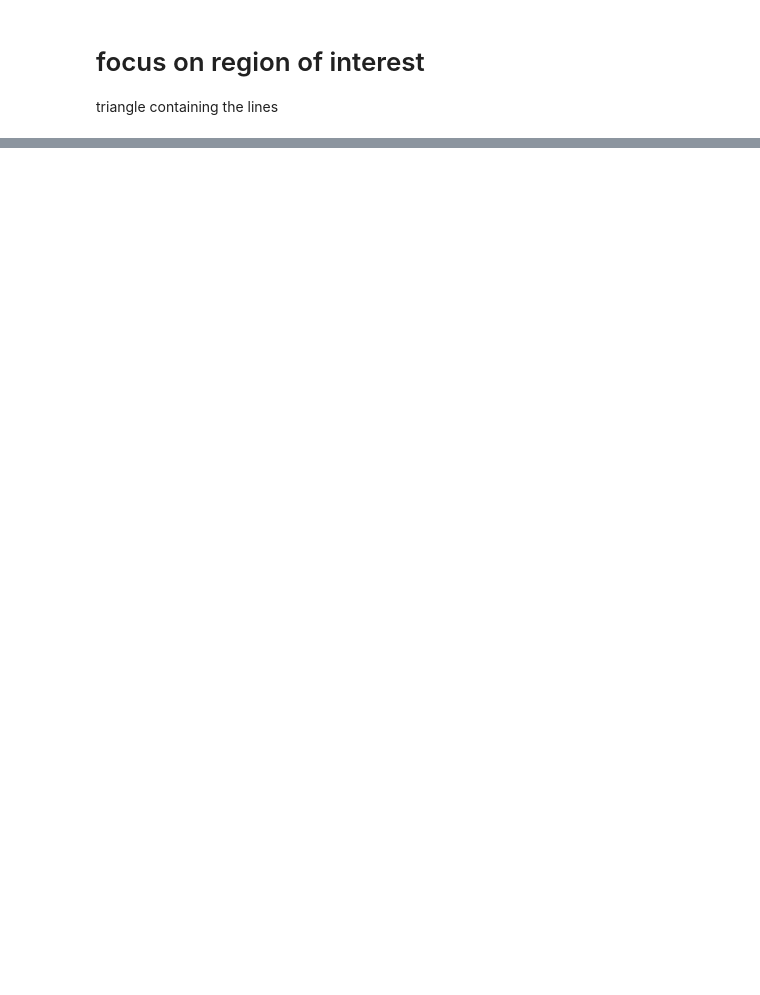
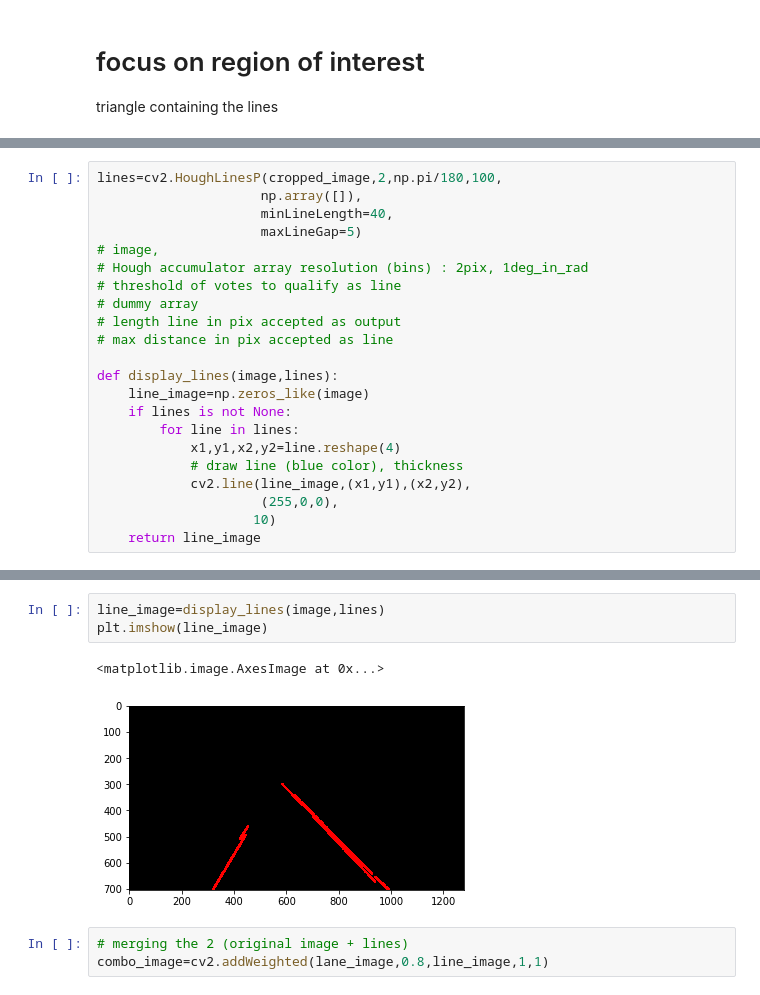
Before and after one commit to ValentinSaulas/self-driving-car-course-udemy, a Jupyter notebook: Lane Detection.ipynb, the cells around one changed output, grey strips where cells are left out. Saved outputs shown, nothing was run; the diff lists cells and outputs as text; blank space fills up the shorter version.

```diff
--- a/Notes.ipynb
+++ b/Lane Detection.ipynb
@@ -125,0 +180,22 @@ triangle containing the lines
+# %%
+lines=cv2.HoughLinesP(cropped_image,2,np.pi/180,100,
+                     np.array([]),
+                     minLineLength=40,
+                     maxLineGap=5)
+# image,
+# Hough accumulator array resolution (bins) : 2pix, 1deg_in_rad
+# threshold of votes to qualify as line
+# dummy array
+# length line in pix accepted as output
+# max distance in pix accepted as line
+
+def display_lines(image,lines):
+    line_image=np.zeros_like(image)
+    if lines is not None:
+        for line in lines:
+            x1,y1,x2,y2=line.reshape(4)
+            # draw line (blue color), thickness
+            cv2.line(line_image,(x1,y1),(x2,y2),
+                     (255,0,0),
+                    10)
+    return line_image
@@ -125,0 +222,9 @@ triangle containing the lines
+# %%
+line_image=display_lines(image,lines)
+plt.imshow(line_image)
+# %% [output]
+<matplotlib.image.AxesImage at 0x...>
+[figure, added]
+# %%
+# merging the 2 (original image + lines)
+combo_image=cv2.addWeighted(lane_image,0.8,line_image,1,1)
```
Also changed, not shown: parts of 20 cells of this notebook, 1 other file.
